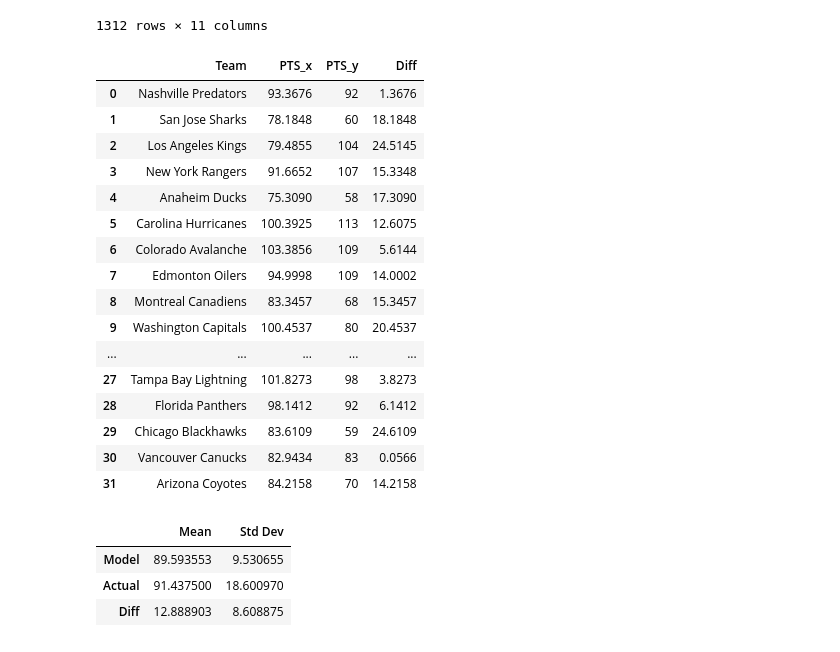
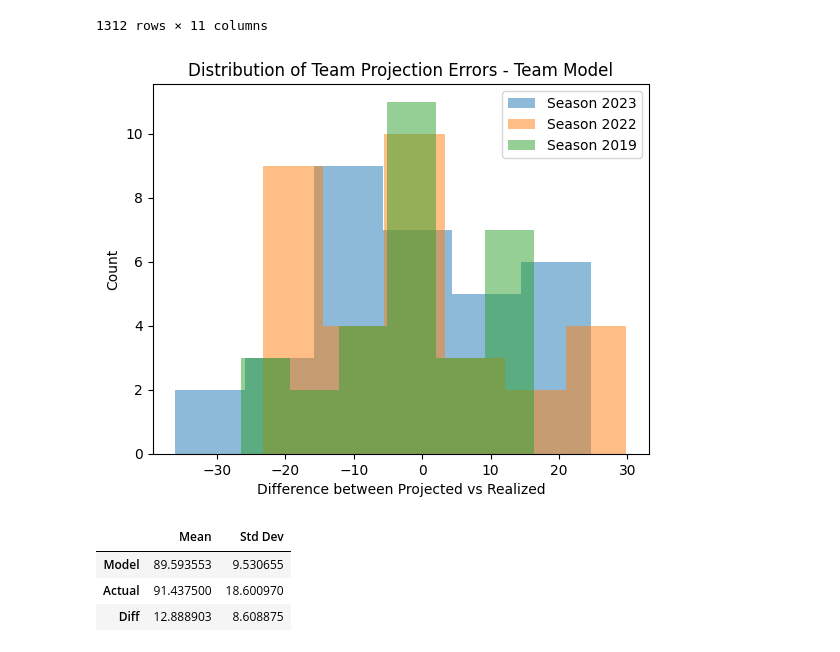
Before and after one commit to hinayatali9/MIE368_PROJECT, a Jupyter notebook: team_proj/scripts/Forecasting Games.ipynb, the cells around one changed output. Saved outputs shown, nothing was run; the diff lists cells and outputs as text; code cells hidden in the pictures.

```diff
--- a/team_proj/scripts/Forecasting Games.ipynb
+++ b/team_proj/scripts/Forecasting Games.ipynb
@@ -656,25 +651,50 @@ real_scores['PTS'] = pd.to_numeric(real_scores['PTS'])
+# %%
+#2018-19 Season
+real_scores = np.array([['Tampa Bay Lightning',128],['Boston Bruins',107],['Toronto Maple Leafs',100],
+              ['Montreal Canadiens',96],['Florida Panthers',86],['Buffalo Sabres',76],['Detroit Red Wings',74],
+              ['Ottawa Senators',64],['Washington Capitals',104],['New York Islanders',103],['Pittsburgh Penguins',100],
+              ['Carolina Hurricanes',99],['Columbus Blue Jackets',98],['Philadelphia Flyers',82],['New York Rangers',78],
+              ['New Jersey Devils',72],['Nashville Predators',100],['Winnipeg Jets',99],['St. Louis Blues',99],
+              ['Dallas Stars',93],['Colorado Avalanche',90],['Chicago Blackhawks',84],['Minnesota Wild',83],
+              ['Calgary Flames',107],['San Jose Sharks',101],['Vegas Golden Knights',93],
+              ['Vancouver Canucks',81],['Anaheim Ducks',80],['Edmonton Oilers',79],['Los Angeles Kings',71]])
+
+real_scores = pd.DataFrame(real_scores)
+real_scores = real_scores.rename(columns={0:'Team', 1:'PTS'})
+real_scores['PTS'] = pd.to_numeric(real_scores['PTS'])
+# %%
+# Dont run multiple times
+pts_diff = {}
 # %%
+season_yr = 2019
 points_df = pd.merge(mean_pts, real_scores, on='Team')
-points_df['Diff'] = (np.abs(points_df['PTS_y']-points_df['PTS_x']))
-display(points_df)
+points_df['Diff'] = points_df['PTS_y']-points_df['PTS_x']
+pts_diff[season_yr] = points_df
-# %% [output]
-|  | Team | PTS_x | PTS_y | Diff |
-| 0 | Nashville Predators | 93.3676 | 92 | 1.3676 |
-| 1 | San Jose Sharks | 78.1848 | 60 | 18.1848 |
-| 2 | Los Angeles Kings | 79.4855 | 104 | 24.5145 |
-| 3 | New York Rangers | 91.6652 | 107 | 15.3348 |
-| 4 | Anaheim Ducks | 75.3090 | 58 | 17.3090 |
-| 5 | Carolina Hurricanes | 100.3925 | 113 | 12.6075 |
-| 6 | Colorado Avalanche | 103.3856 | 109 | 5.6144 |
-| 7 | Edmonton Oilers | 94.9998 | 109 | 14.0002 |
-| 8 | Montreal Canadiens | 83.3457 | 68 | 15.3457 |
-| 9 | Washington Capitals | 100.4537 | 80 | 20.4537 |
-| ... | ... | ... | ... | ... |
-| 27 | Tampa Bay Lightning | 101.8273 | 98 | 3.8273 |
-| 28 | Florida Panthers | 98.1412 | 92 | 6.1412 |
-| 29 | Chicago Blackhawks | 83.6109 | 59 | 24.6109 |
-| 30 | Vancouver Canucks | 82.9434 | 83 | 0.0566 |
-| 31 | Arizona Coyotes | 84.2158 | 70 | 14.2158 |
+# %%
+for season, df in pts_diff.items():
+    # Multiply the 'YourColumn' by -1
+    df['Diff'] = df['Diff'] * -1
+# %%
+# Create an empty list to store legends
+legends = []
+
+# Plot histogram with different color for each season
+for season, df in pts_diff.items():
+    plt.hist(df['Diff'], bins='auto', alpha=0.5, label=f'Season {season}')
+    legends.append(f'Season {season}')
+
+# Show legends
+plt.legend(legends)
+
+# Customize plot labels
+plt.title('Distribution of Team Projection Errors - Team Model')
+plt.xlabel('Difference between Projected vs Realized')
+plt.ylabel('Count')
+
+# Show the combined histogram
+plt.show()
+# %% [output]
+[figure, added]
 # %%
 mean_x = np.mean(points_df['PTS_x'])
 std_dev_x = np.std(points_df['PTS_x'])
```
Also changed, not shown: parts of 8 cells of this notebook, 1 other file.
